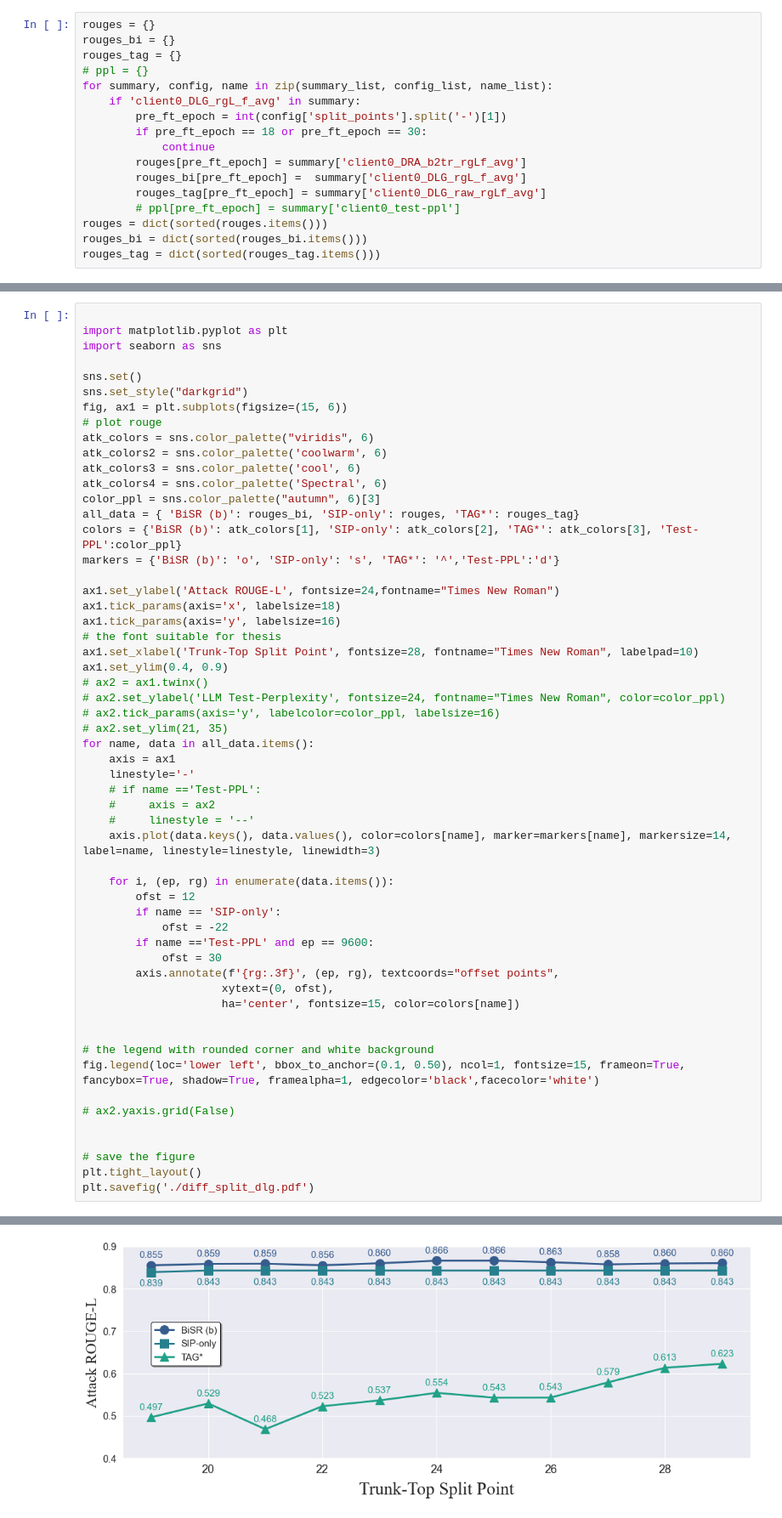
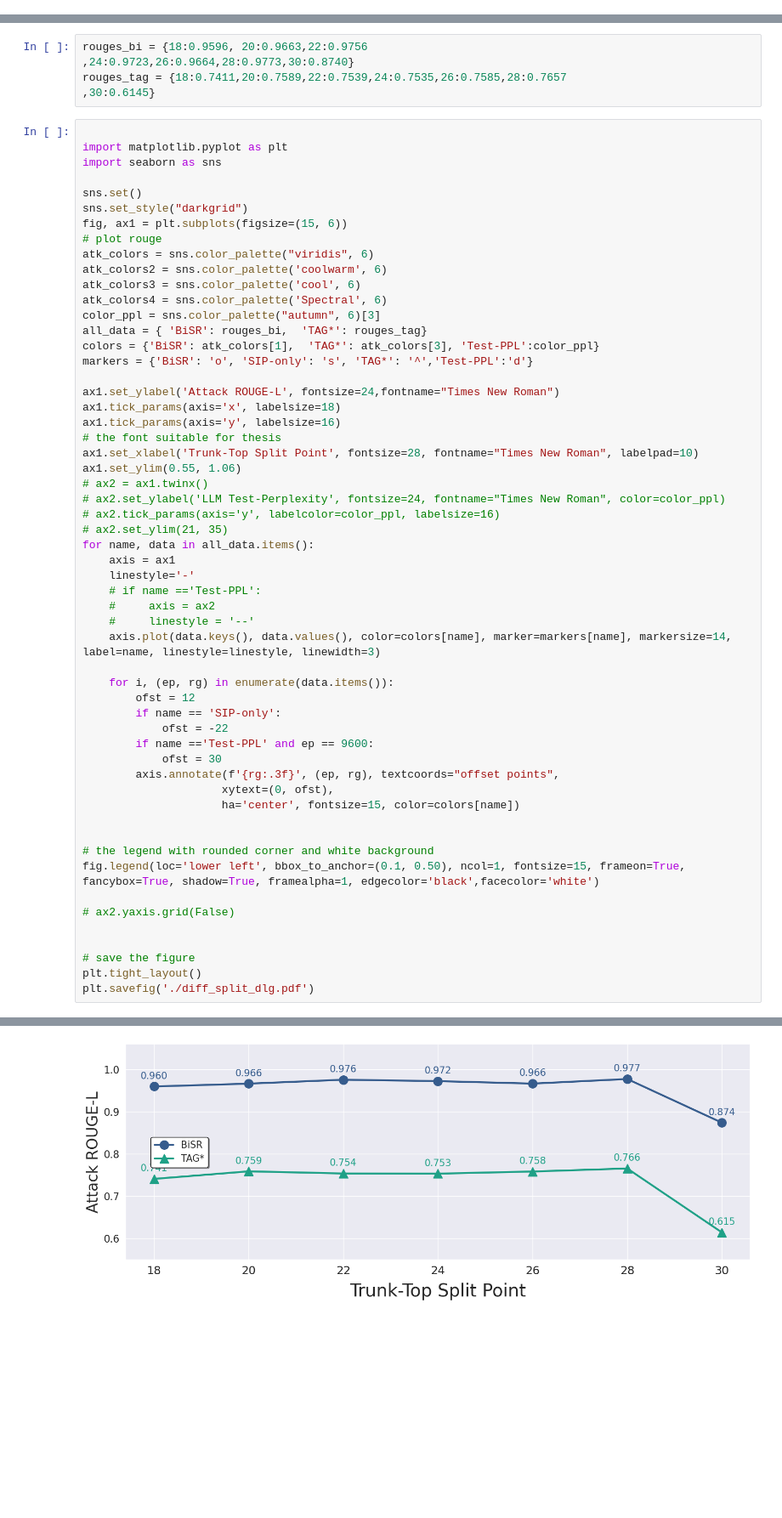
Before and after one commit to StupidTrees/SplitLLM, a Jupyter notebook: experiments/notebook/figures/diff_split_dlg.ipynb, the cells around one changed output, grey strips where cells are left out. Shown at 85% size. Drawn from its saved outputs; the diff is of its cells as text; blank space fills up the shorter version.

```diff
--- a/experiments/notebook/figures/diff_split_dlg.ipynb
+++ b/experiments/notebook/figures/diff_split_dlg.ipynb
@@ -41,17 +2,0 @@ wandb: Paste an API key from your profile and hit enter, or press ctrl+c to quit
-# %%
-rouges = {}
-rouges_bi = {}
-rouges_tag = {}
-# ppl = {}
-for summary, config, name in zip(summary_list, config_list, name_list):
-    if 'client0_DLG_rgL_f_avg' in summary:
-        pre_ft_epoch = int(config['split_points'].split('-')[1])
-        if pre_ft_epoch == 18 or pre_ft_epoch == 30:
-            continue
-        rouges[pre_ft_epoch] = summary['client0_DRA_b2tr_rgLf_avg']
-        rouges_bi[pre_ft_epoch] =  summary['client0_DLG_rgL_f_avg']
-        rouges_tag[pre_ft_epoch] = summary['client0_DLG_raw_rgLf_avg']
-        # ppl[pre_ft_epoch] = summary['client0_test-ppl']
-rouges = dict(sorted(rouges.items()))
-rouges_bi = dict(sorted(rouges_bi.items()))
-rouges_tag = dict(sorted(rouges_tag.items()))
@@ -72,3 +3,8 @@ rouges_tag
+# %%
+rouges_bi = {18:0.9596, 20:0.9663,22:0.9756
+,24:0.9723,26:0.9664,28:0.9773,30:0.8740}
+rouges_tag = {18:0.7411,20:0.7589,22:0.7539,24:0.7535,26:0.7585,28:0.7657
+,30:0.6145}
 # %%
 
 import matplotlib.pyplot as plt
@@ -83,16 +19,16 @@ atk_colors2 = sns.color_palette('coolwarm', 6)
 atk_colors3 = sns.color_palette('cool', 6)
 atk_colors4 = sns.color_palette('Spectral', 6)
 color_ppl = sns.color_palette("autumn", 6)[3]
-all_data = { 'BiSR (b)': rouges_bi, 'SIP-only': rouges, 'TAG*': rouges_tag}
-colors = {'BiSR (b)': atk_colors[1], 'SIP-only': atk_colors[2], 'TAG*': atk_colors[3], 'Test-PPL':color_ppl}
-markers = {'BiSR (b)': 'o', 'SIP-only': 's', 'TAG*': '^','Test-PPL':'d'}
+all_data = { 'BiSR': rouges_bi,  'TAG*': rouges_tag}
+colors = {'BiSR': atk_colors[1],  'TAG*': atk_colors[3], 'Test-PPL':color_ppl}
+markers = {'BiSR': 'o', 'SIP-only': 's', 'TAG*': '^','Test-PPL':'d'}
 
 ax1.set_ylabel('Attack ROUGE-L', fontsize=24,fontname="Times New Roman")
 ax1.tick_params(axis='x', labelsize=18)
 ax1.tick_params(axis='y', labelsize=16)
 # the font suitable for thesis
 ax1.set_xlabel('Trunk-Top Split Point', fontsize=28, fontname="Times New Roman", labelpad=10)
-ax1.set_ylim(0.4, 0.9)
+ax1.set_ylim(0.55, 1.06)
 # ax2 = ax1.twinx()
 # ax2.set_ylabel('LLM Test-Perplexity', fontsize=24, fontname="Times New Roman", color=color_ppl)
 # ax2.tick_params(axis='y', labelcolor=color_ppl, labelsize=16)
@@ -129 +82 @@ plt.savefig('./diff_split_dlg.pdf')
-[figure, old version]
+[figure, new version]
```
Also changed, not shown: parts of 4 cells of this notebook, 16 other files.
